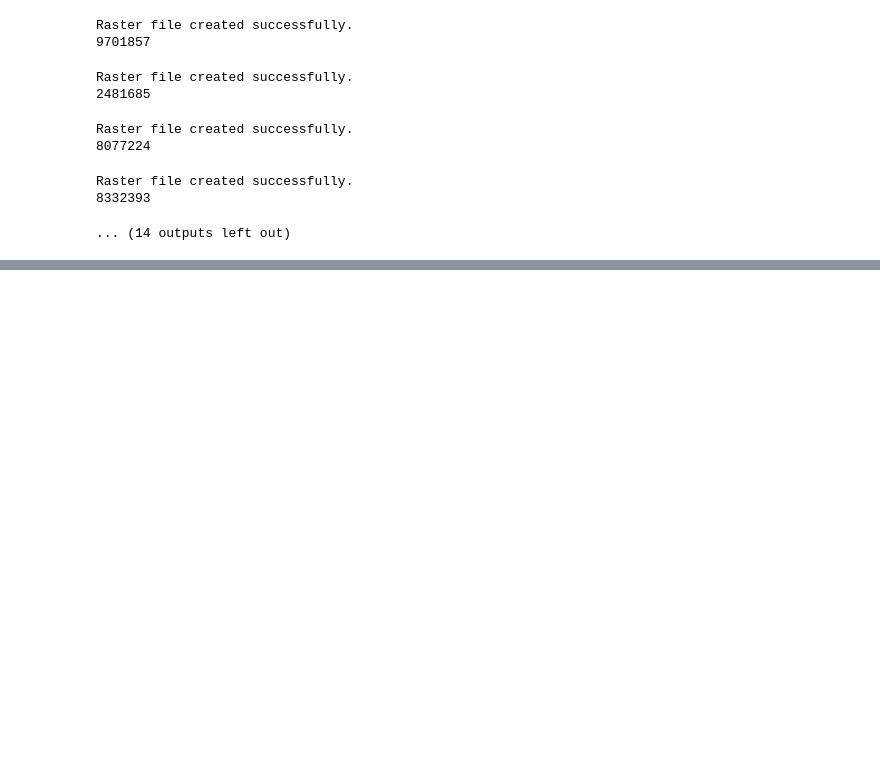
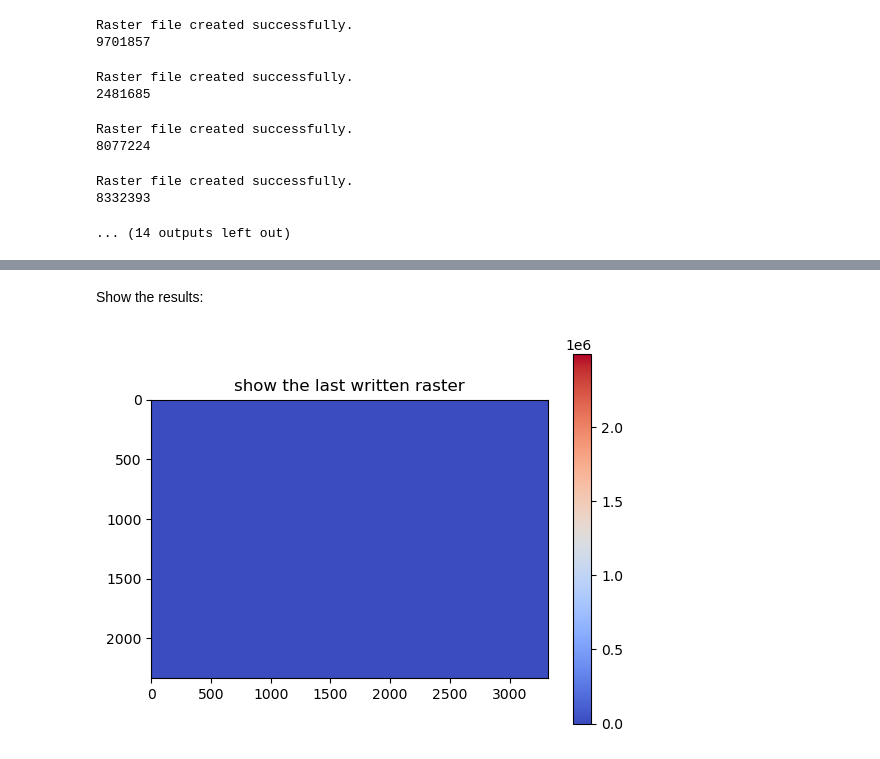
Before and after one commit to FAIRiCUBE/uc1-urban-climate, a Jupyter notebook: notebooks/dev/f06_mixed/Specied_distribution_grid.ipynb, the cells around one changed output, grey strips where cells are left out. Saved outputs shown, nothing was run; the diff lists cells and outputs as text; code cells hidden in the pictures; blank space fills up the shorter version.

Commit message:
script - shifting updated

```diff
--- a/notebooks/dev/f06_mixed/Specied_distribution_grid.ipynb
+++ b/notebooks/dev/f06_mixed/Specied_distribution_grid.ipynb
@@ -2,0 +14,11 @@
+# %%
+## read the csv file:
+import pandas as pd
+# URL of the CSV file
+#url = "https://github.com/FAIRiCUBE/data-requests/blob/main/encoding-examples/datacube_nl_farmland_birds_1.csv"
+csv_url = "https://raw.githubusercontent.com/FAIRiCUBE/data-requests/main/encoding-examples/datacube_nl_farmland_birds_1.csv"
+df=pd.read_csv(csv_url)
+# add header:
+df.columns = ['year', 'gridnum_10m', 'species_id','Count','Uncertainty']
+# Display the first few rows of the DataFrame
+print(df)
@@ -254,3 +289,17 @@ Raster file created successfully.
 Raster file created successfully.
 8332393
 ... (14 outputs left out)
+# %%
+from osgeo import gdal  # shifting with gdasl
+shift_y = 10
+input_ds = gdal.Open(r"N:\C2205_FAIRiCUBE\f02_data\d100_species_distribution\data\species_2490266_raster_10m.tif", gdal.GA_ReadOnly)
+geo_transform = input_ds.GetGeoTransform()
+new_geo_transform = list(geo_transform)
+new_geo_transform[3] += shift_y
+# Create a new dataset with the modified GeoTransform
+driver = input_ds.GetDriver()
+
+input_ds.SetGeoTransform(new_geo_transform)
+
+
+output_ds = driver.CreateCopy(r"N:\C2205_FAIRiCUBE\f02_data\d100_species_distribution\data\species_2490266_raster_10m_gdal.tif", input_ds)
@@ -256,0 +526,17 @@ Raster file created successfully.
+# %% [markdown]
+Show the results:
+# %%
+# Load your raster file (replace 'your_raster.tif' with your actual file path)
+raster_path = output_raster_tif
+with rasterio.open(raster_path) as src:
+    raster_array = src.read(1)  # Read the first band (adjust if needed)
+
+
+
+
+plt.imshow(raster_array, cmap='coolwarm')  # You can choose a colormap (e.g., 'gray')
+plt.colorbar()  # Add a colorbar if desired
+plt.title("show the last written raster")
+plt.show()
+# %% [output]
+[figure, added]
```
Also changed, not shown: parts of 12 cells of this notebook.
